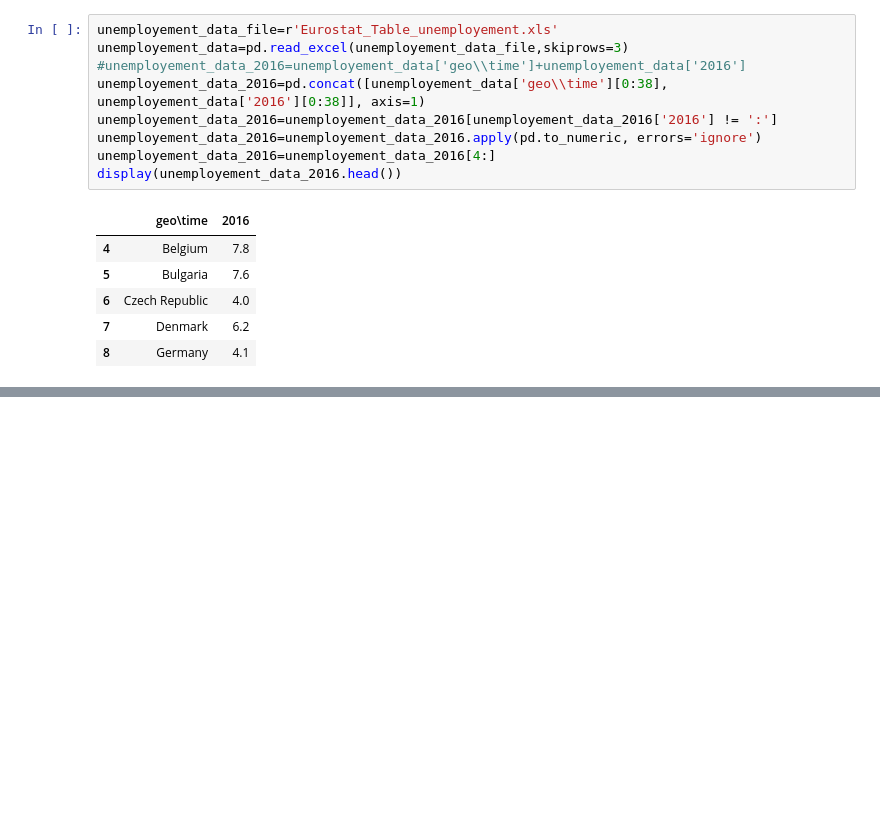
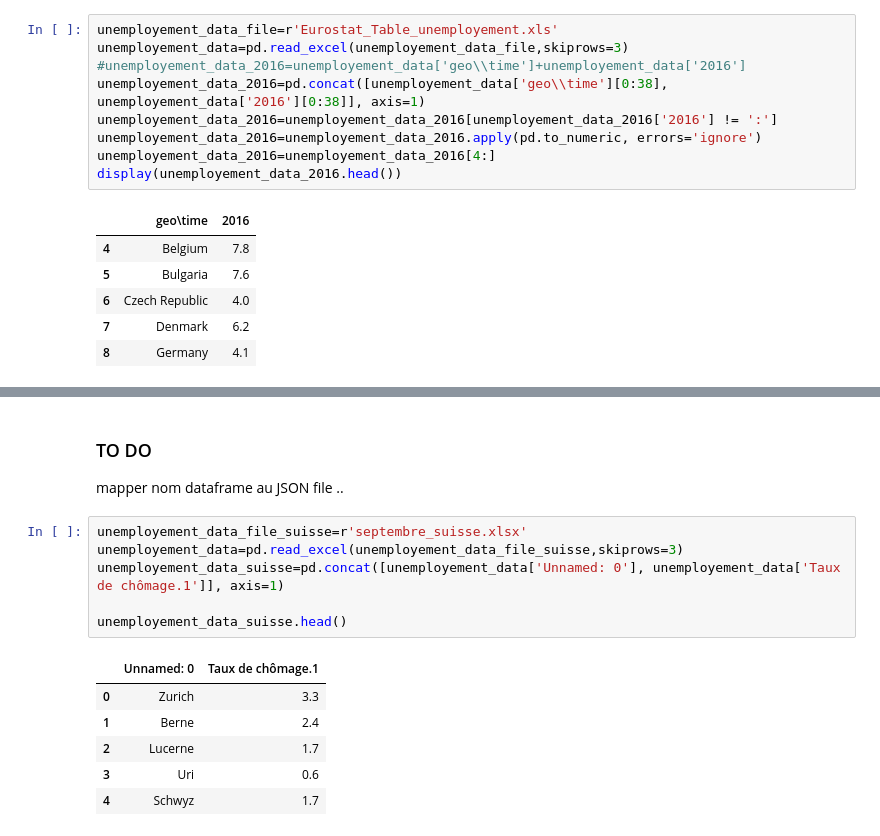
Before and after one commit to Babas10/ADA_JEX2017, a Jupyter notebook: HomeWork/03 - Interactive Viz/Homework3.ipynb, the cells around one changed output, grey strips where cells are left out. Cells and saved outputs as stored; diff of their text form; blank space fills up the shorter version.

```diff
--- a/HomeWork/03 - Interactive Viz/Homework3.ipynb
+++ b/HomeWork/03 - Interactive Viz/Homework3.ipynb
@@ -60,3 +78,20 @@ Name: 2016, dtype: float64
+# %% [markdown]
+### TO DO
+
+mapper nom dataframe au JSON file ..
+# %%
+unemployement_data_file_suisse=r'septembre_suisse.xlsx'
+unemployement_data=pd.read_excel(unemployement_data_file_suisse,skiprows=3)
+unemployement_data_suisse=pd.concat([unemployement_data['Unnamed: 0'], unemployement_data['Taux de chômage.1']], axis=1)
+
+unemployement_data_suisse.head()
+# %% [output]
+|  | Unnamed: 0 | Taux de chômage.1 |
+| 0 | Zurich | 3.3 |
+| 1 | Berne | 2.4 |
+| 2 | Lucerne | 1.7 |
+| 3 | Uri | 0.6 |
+| 4 | Schwyz | 1.7 |
 # %%
 topo_json_data
 # %% [output]
```
Also changed, not shown: parts of 8 cells of this notebook, 1 other file.
